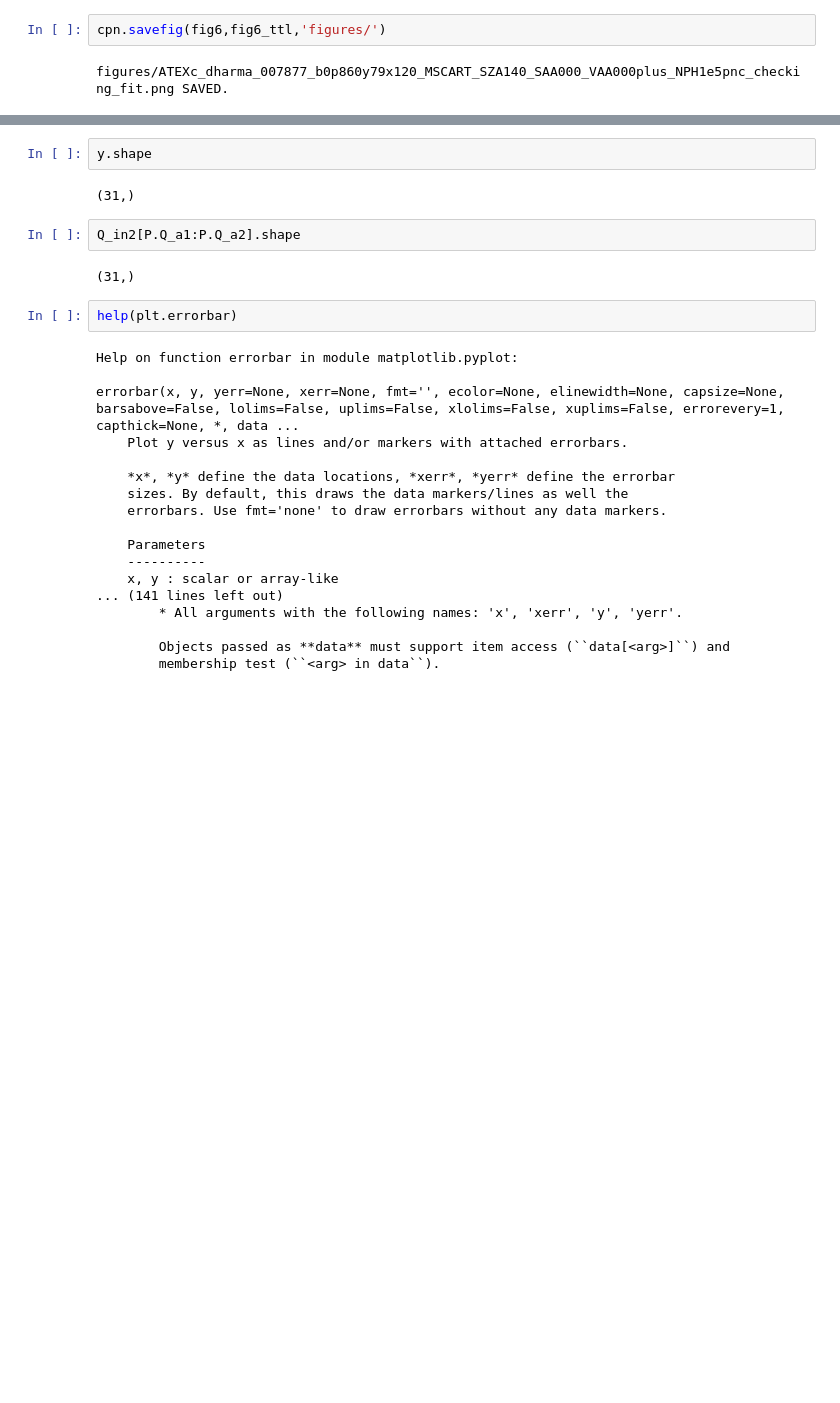
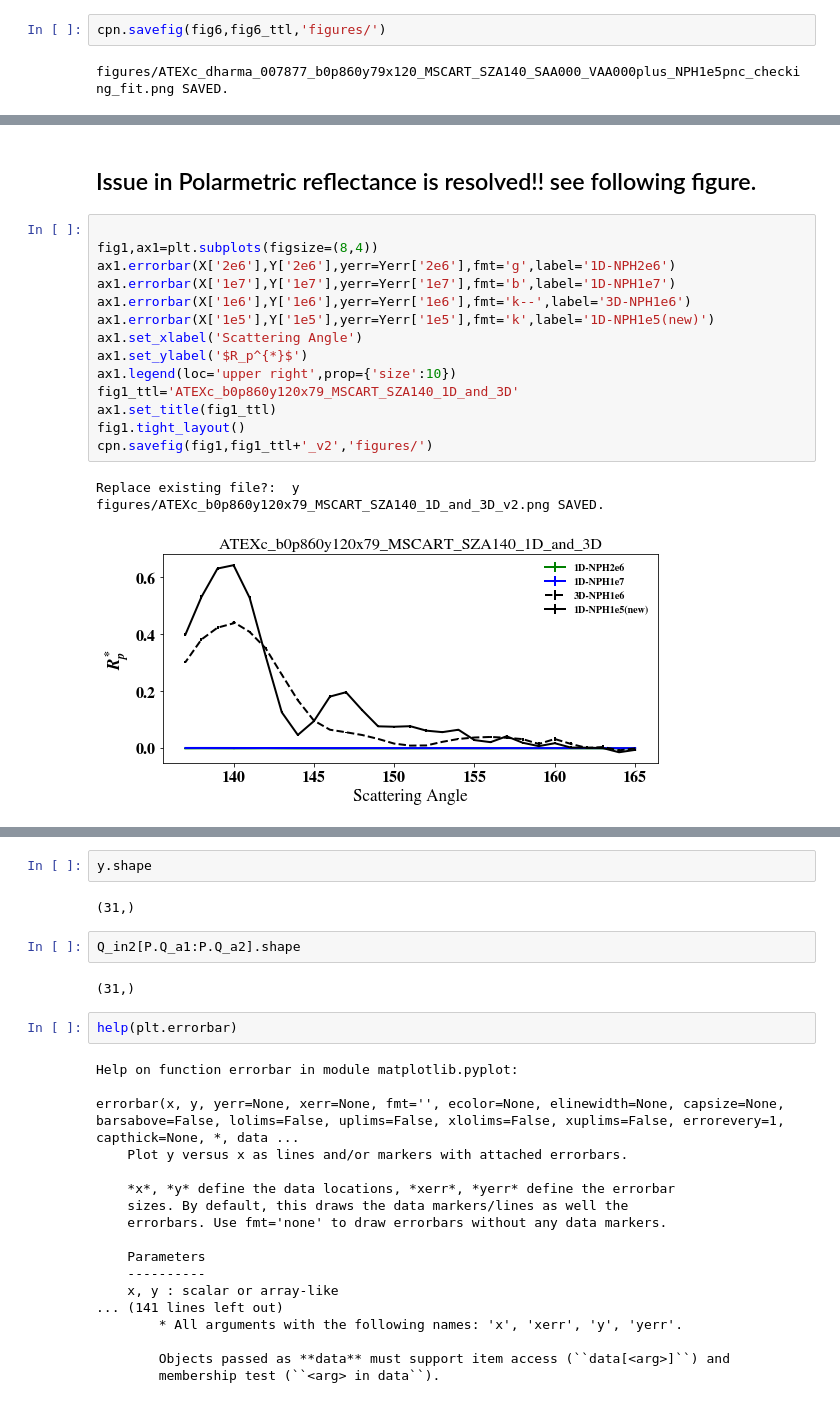
Before and after one commit to cpnHere/ACRS, a Jupyter notebook: Retrievals/Pol_retrievals/analysis_pol_ret.ipynb, the cells around one changed output, grey strips where cells are left out. Saved outputs shown, nothing was run; the diff lists cells and outputs as text; blank space fills up the shorter version.

Commit message:
Issue in polarized reflectance is resolved.

```diff
--- a/Retrievals/Pol_retrievals/analysis_pol_ret.ipynb
+++ b/Retrievals/Pol_retrievals/analysis_pol_ret.ipynb
@@ -310,0 +279,20 @@ x.shape
+# %% [markdown]
+## Issue in Polarmetric reflectance is resolved!! see following figure.
+# %%
+
+fig1,ax1=plt.subplots(figsize=(8,4))
+ax1.errorbar(X['2e6'],Y['2e6'],yerr=Yerr['2e6'],fmt='g',label='1D-NPH2e6')
+ax1.errorbar(X['1e7'],Y['1e7'],yerr=Yerr['1e7'],fmt='b',label='1D-NPH1e7')
+ax1.errorbar(X['1e6'],Y['1e6'],yerr=Yerr['1e6'],fmt='k--',label='3D-NPH1e6')
+ax1.errorbar(X['1e5'],Y['1e5'],yerr=Yerr['1e5'],fmt='k',label='1D-NPH1e5(new)')
+ax1.set_xlabel('Scattering Angle')
+ax1.set_ylabel('$R_p^{*}$')
+ax1.legend(loc='upper right',prop={'size':10})
+fig1_ttl='ATEXc_b0p860y120x79_MSCART_SZA140_1D_and_3D'
+ax1.set_title(fig1_ttl)
+fig1.tight_layout()
+cpn.savefig(fig1,fig1_ttl+'_v2','figures/')
+# %% [output]
+Replace existing file?:  y
+figures/ATEXc_b0p860y120x79_MSCART_SZA140_1D_and_3D_v2.png SAVED.
+[figure, added]
```
Also changed, not shown: parts of 15 cells of this notebook.
